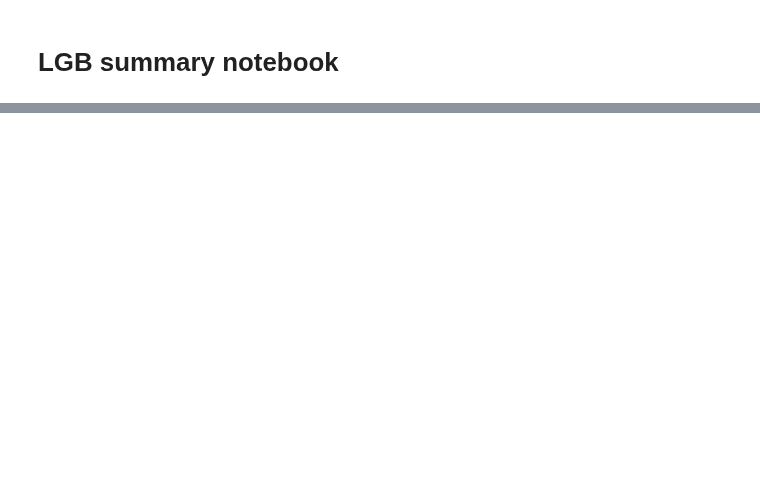
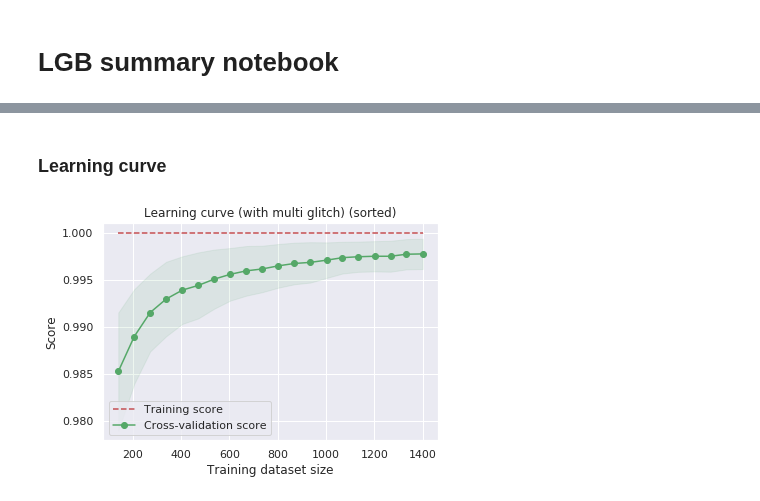
Before and after one commit to Paolo97Gll/bachelor_thesis, a Jupyter notebook: ml_models/LGB/LGB.ipynb, the cells around one changed output, grey strips where cells are left out. Saved outputs shown, nothing was run; the diff lists cells and outputs as text; code cells hidden in the pictures; blank space fills up the shorter version.

```diff
--- a/ml_models/LGB/LGB.ipynb
+++ b/ml_models/LGB/LGB.ipynb
@@ -33,0 +348,2 @@ ModuleNotFoundError: No module named 'lightgbm'
+# %%
+data_s = np.sort(data, axis=1)
@@ -33,0 +422,16 @@ ModuleNotFoundError: No module named 'lightgbm'
+# %% [markdown]
+### Learning curve
+# %%
+# Classifier and cross-validation method
+clf = KNeighborsClassifier(n_neighbors=best_n_neighbors,
+                           weights=best_weights,
+                           algorithm=best_algorithm,
+                           leaf_size=best_leaf_size,
+                           p=best_p,
+                           n_jobs=-1)
+cv = ShuffleSplit(n_splits=100, test_size=0.3, random_state=0)
+
+# Plot learning curve
+plot_learning_curve(clf, data_s, target, 'Learning curve (with multi glitch) (sorted)', 'ris/plots/s-learning_curve.pdf', cv=cv)
+# %% [output]
+[figure, added]
```
Also changed, not shown: parts of 42 cells of this notebook.
